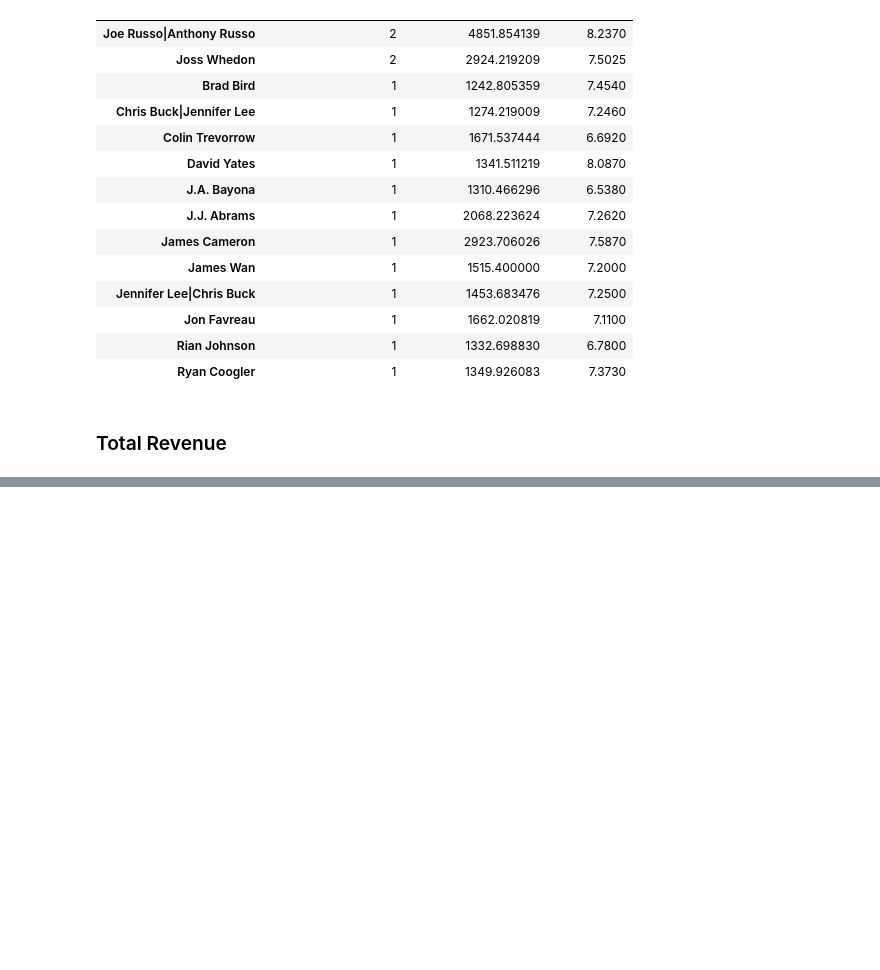
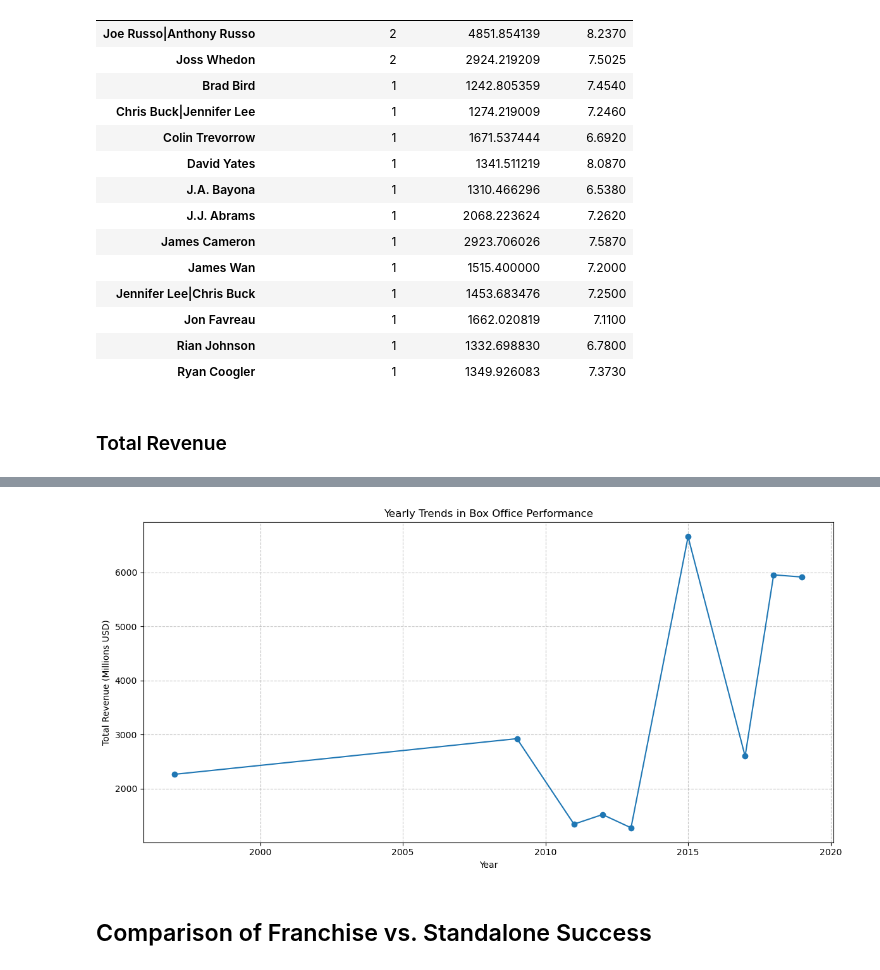
Before and after one commit to Hakeemwiki/DE-Projects, a Jupyter notebook: notebooks/TMDB_Movie_analysis.ipynb, the cells around one changed output, grey strips where cells are left out. Drawn from its saved outputs; the diff is of its cells as text; code cells hidden in the pictures; blank space fills up the shorter version.

```diff
--- a/notebooks/TMDB_Movie_analysis.ipynb
+++ b/notebooks/TMDB_Movie_analysis.ipynb
@@ -759,0 +861,22 @@ analyze_directors(data, 'total_movies_directed')
+# %%
+def plot_yearly_box_office(df):
+    """Visualize Yearly Trends in Box Office Performance using a line plot."""
+    # Extract year from release_date
+    df['year'] = pd.to_datetime(df['release_date']).dt.year
+
+    # Group by year and calculate total revenue
+    yearly_revenue = df.groupby('year')['revenue_millions'].sum()
+
+    plt.figure(figsize=(12, 6))
+    yearly_revenue.plot(kind='line', marker='o')
+    plt.title("Yearly Trends in Box Office Performance")
+    plt.xlabel("Year")
+    plt.ylabel("Total Revenue (Millions USD)")
+    plt.grid(True, linestyle='--', alpha=0.7)
+    plt.tight_layout()
+# %%
+plot_yearly_box_office(data)
+# %% [output]
+[figure, added]
+# %% [markdown]
+## Comparison of Franchise vs. Standalone Success
```
Also changed, not shown: parts of 15 cells of this notebook.
